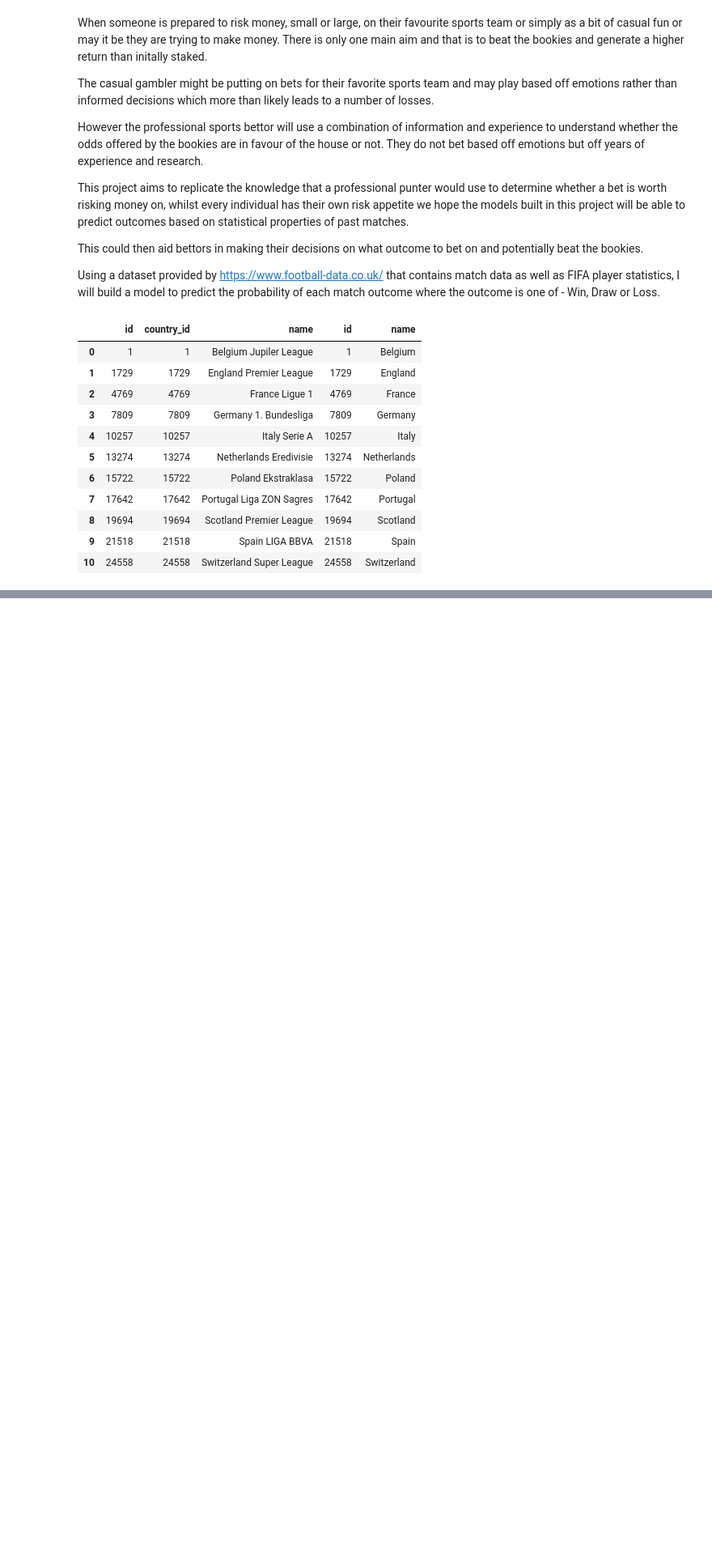
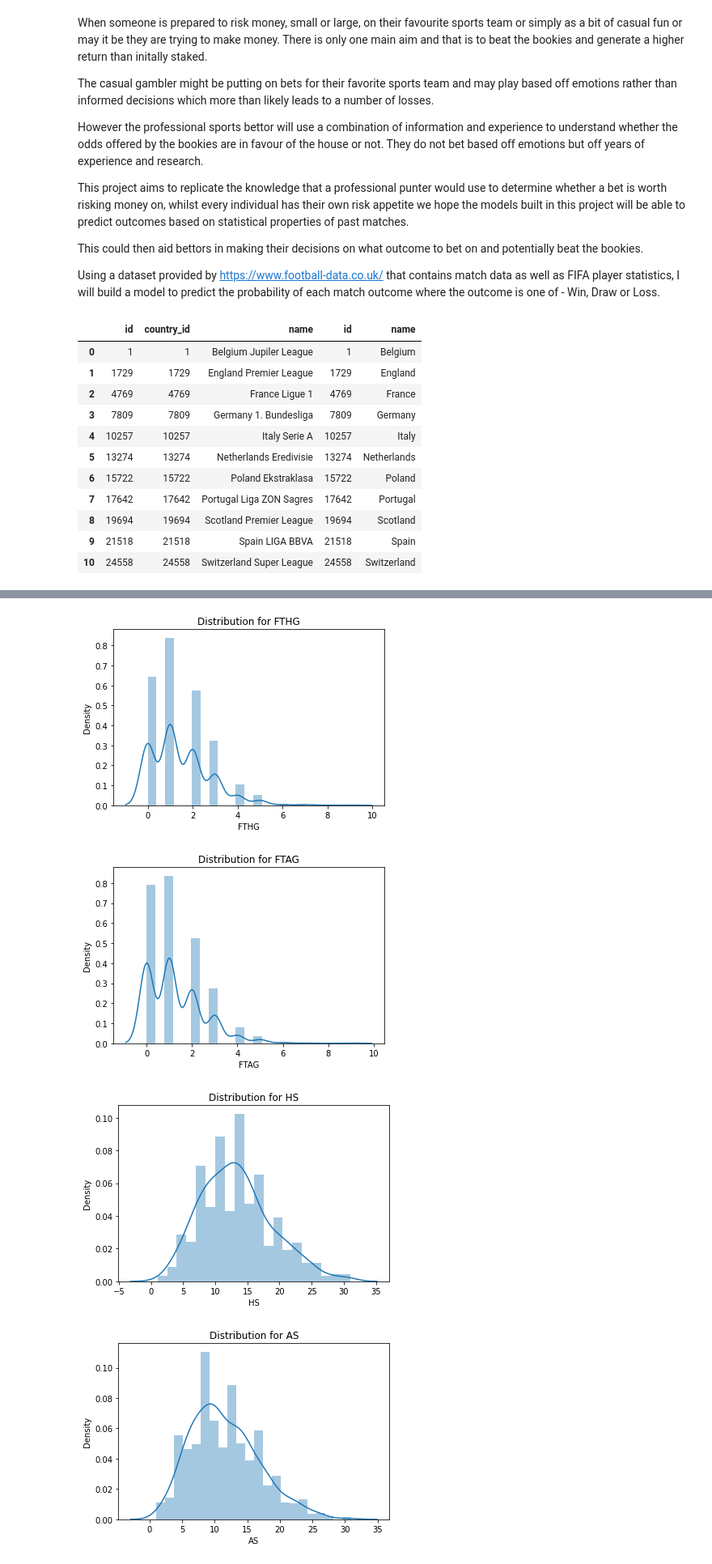
Before and after one commit to viswambaran/AMISummative3, a Jupyter notebook: Summative3.ipynb, the cells around one changed output, grey strips where cells are left out. Shown at 81% size. Drawn from its saved outputs; the diff is of its cells as text; code cells hidden in the pictures; blank space fills up the shorter version.

```diff
--- a/Summative3.ipynb
+++ b/Summative3.ipynb
@@ -86,0 +431,10 @@ pd.read_sql("SELECT * FROM Match;", conn)
+# %%
+for col in df.select_dtypes('number').columns:
+    sns.distplot(df[col])
+    plt.title(f"Distribution for {col}")
+    plt.show()
+# %% [output]
+[figure, added]
+[figure, added]
+[figure, added]
+[figure, added]
```
Also changed, not shown: parts of 71 cells of this notebook.
